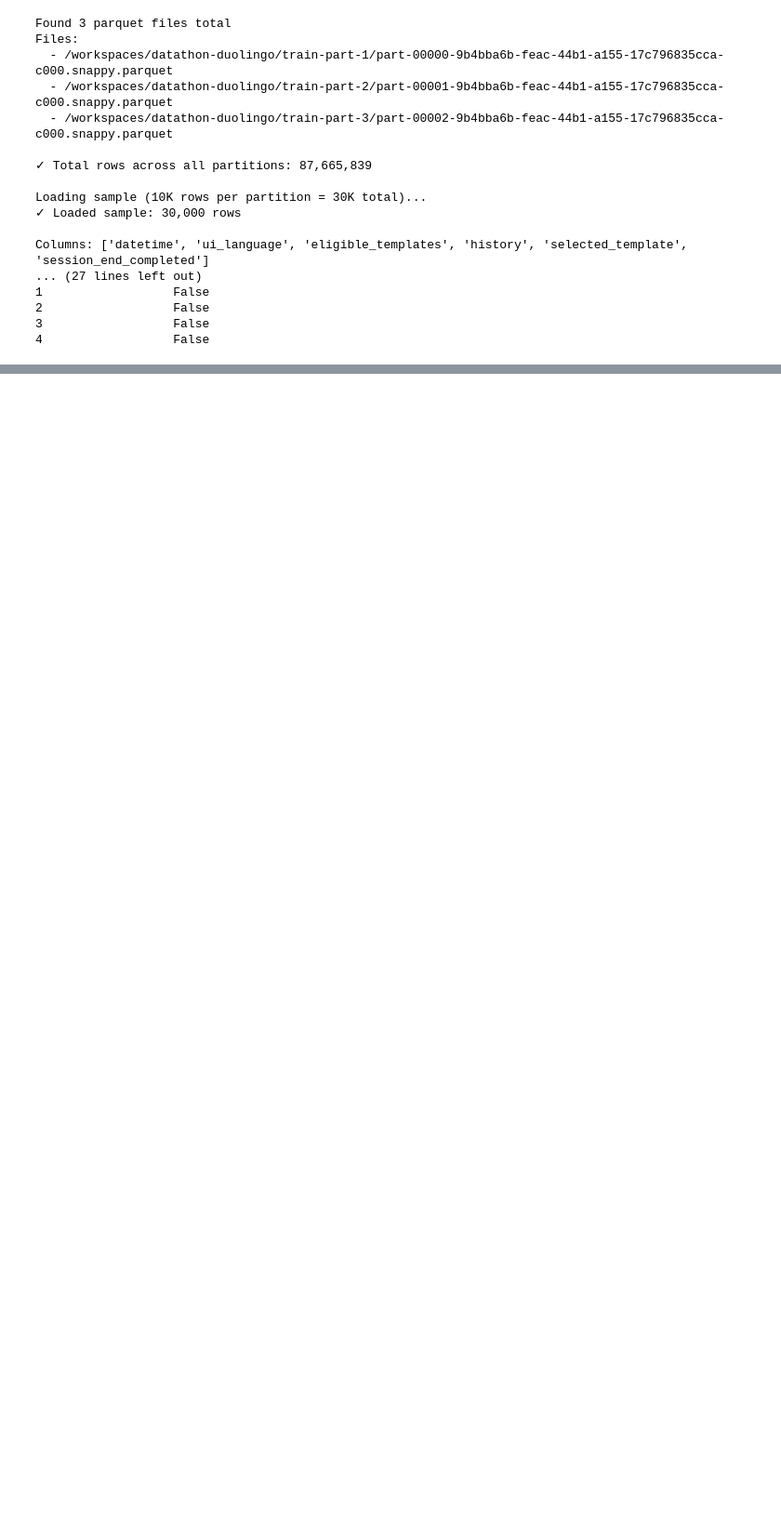
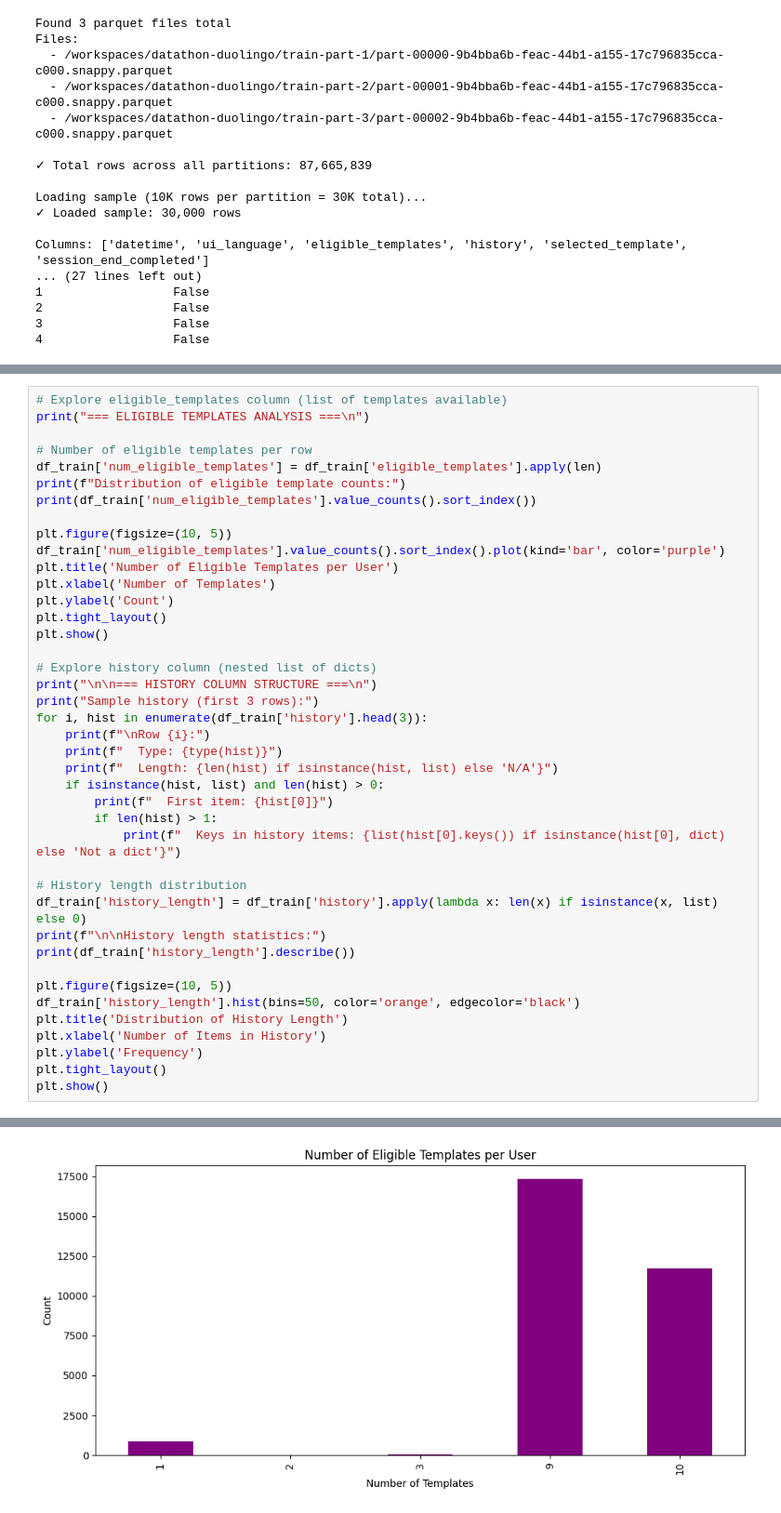
Before and after one commit to lab-hu/datathon-duolingo, a Jupyter notebook: analysis.ipynb, the cells around one changed output, grey strips where cells are left out. Shown at 93% size. Drawn from its saved outputs; the diff is of its cells as text; blank space fills up the shorter version.

```diff
--- a/analysis.ipynb
+++ b/analysis.ipynb
@@ -220,0 +380,42 @@ plt.show()
+# %%
+# Explore eligible_templates column (list of templates available)
+print("=== ELIGIBLE TEMPLATES ANALYSIS ===\n")
+
+# Number of eligible templates per row
+df_train['num_eligible_templates'] = df_train['eligible_templates'].apply(len)
+print(f"Distribution of eligible template counts:")
+print(df_train['num_eligible_templates'].value_counts().sort_index())
+
+plt.figure(figsize=(10, 5))
+df_train['num_eligible_templates'].value_counts().sort_index().plot(kind='bar', color='purple')
+plt.title('Number of Eligible Templates per User')
+plt.xlabel('Number of Templates')
+plt.ylabel('Count')
+plt.tight_layout()
+plt.show()
+
+# Explore history column (nested list of dicts)
+print("\n\n=== HISTORY COLUMN STRUCTURE ===\n")
+print("Sample history (first 3 rows):")
+for i, hist in enumerate(df_train['history'].head(3)):
+    print(f"\nRow {i}:")
+    print(f"  Type: {type(hist)}")
+    print(f"  Length: {len(hist) if isinstance(hist, list) else 'N/A'}")
+    if isinstance(hist, list) and len(hist) > 0:
+        print(f"  First item: {hist[0]}")
+        if len(hist) > 1:
+            print(f"  Keys in history items: {list(hist[0].keys()) if isinstance(hist[0], dict) else 'Not a dict'}")
+
+# History length distribution
+df_train['history_length'] = df_train['history'].apply(lambda x: len(x) if isinstance(x, list) else 0)
+print(f"\n\nHistory length statistics:")
+print(df_train['history_length'].describe())
+
+plt.figure(figsize=(10, 5))
+df_train['history_length'].hist(bins=50, color='orange', edgecolor='black')
+plt.title('Distribution of History Length')
+plt.xlabel('Number of Items in History')
+plt.ylabel('Frequency')
+plt.tight_layout()
+plt.show()
+# %% [output]
@@ -220,0 +432 @@ plt.show()
+[figure, added]
```
Also changed, not shown: parts of 9 cells of this notebook, 1 other file.
